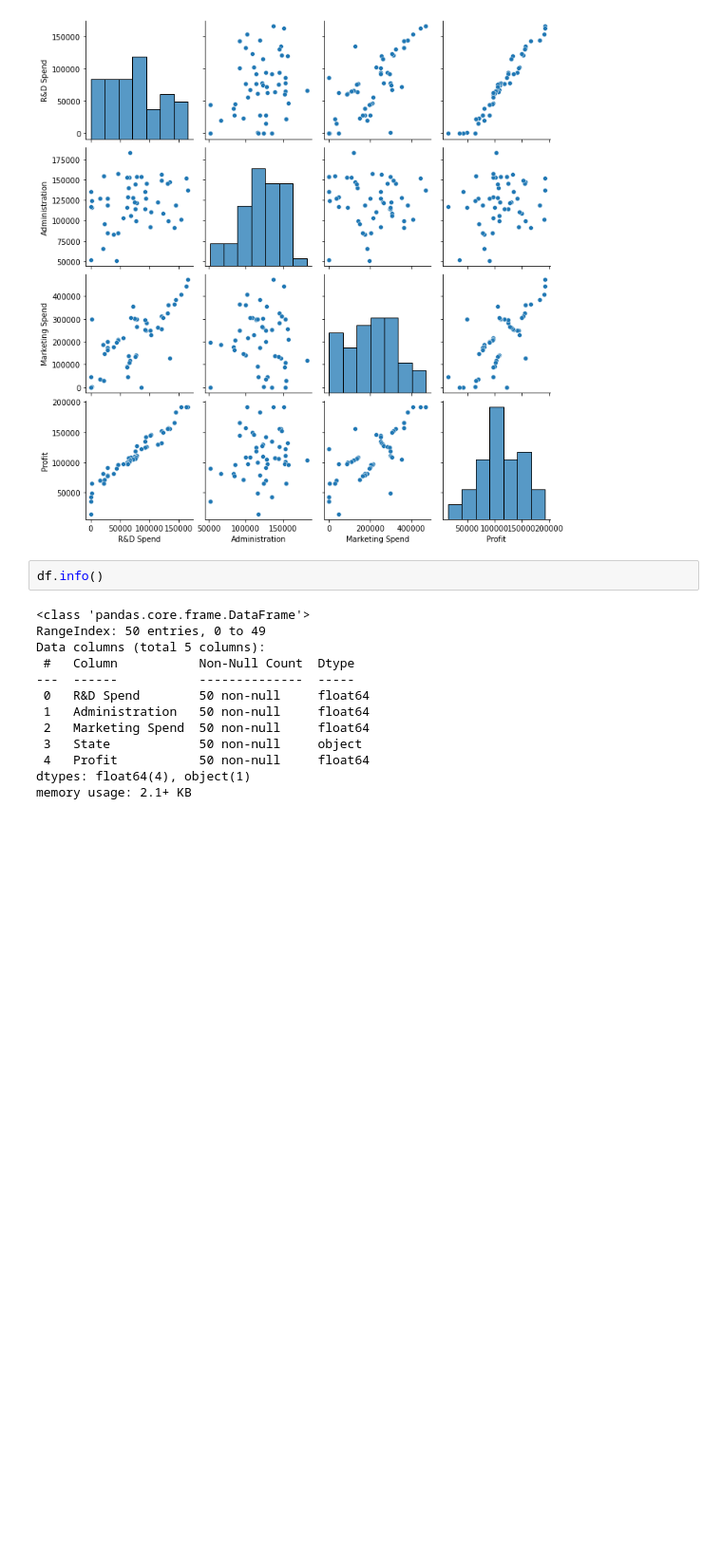
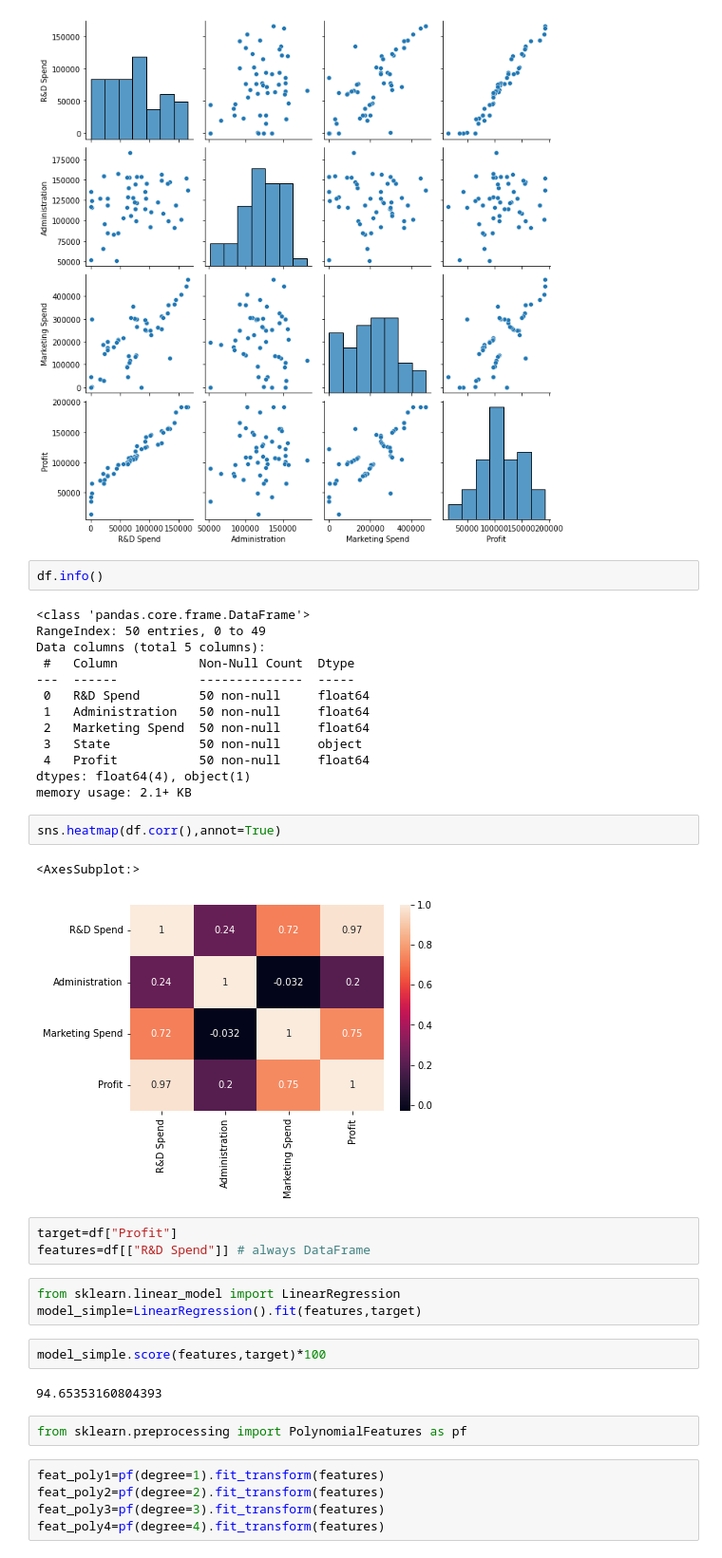
Before and after one commit to Garvit-Agrawal/Ml-training, a Jupyter notebook: Day 21/startup_profit_prediction.ipynb, the cells around one changed output. Shown at 95% size. Drawn from its saved outputs; the diff is of its cells as text; blank space fills up the shorter version.

```diff
--- a/Day 21/startup_profit_prediction.ipynb
+++ b/Day 21/startup_profit_prediction.ipynb
@@ -24,3 +24,25 @@ Data columns (total 5 columns):
  4   Profit           50 non-null     float64
 dtypes: float64(4), object(1)
 memory usage: 2.1+ KB
+# %%
+sns.heatmap(df.corr(),annot=True)
+# %% [output]
+<AxesSubplot:>
+[figure, added]
+# %%
+target=df["Profit"]
+features=df[["R&D Spend"]] # always DataFrame
+# %%
+from sklearn.linear_model import LinearRegression
+model_simple=LinearRegression().fit(features,target)
+# %%
+model_simple.score(features,target)*100
+# %% [output]
+94.65353160804393
+# %%
+from sklearn.preprocessing import PolynomialFeatures as pf
+# %%
+feat_poly1=pf(degree=1).fit_transform(features)
+feat_poly2=pf(degree=2).fit_transform(features)
+feat_poly3=pf(degree=3).fit_transform(features)
+feat_poly4=pf(degree=4).fit_transform(features)
```
Also changed, not shown: parts of 1 cell of this notebook.
